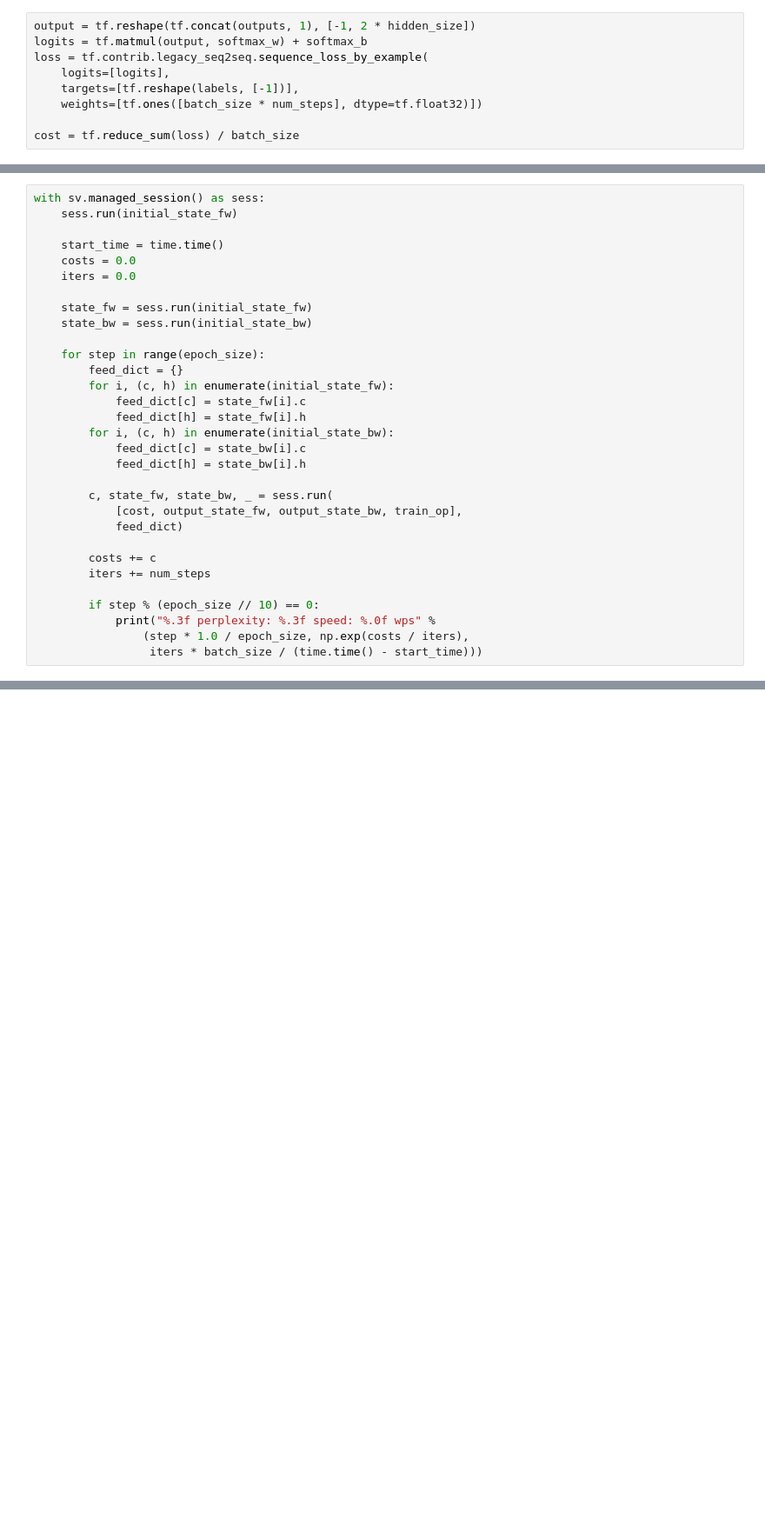
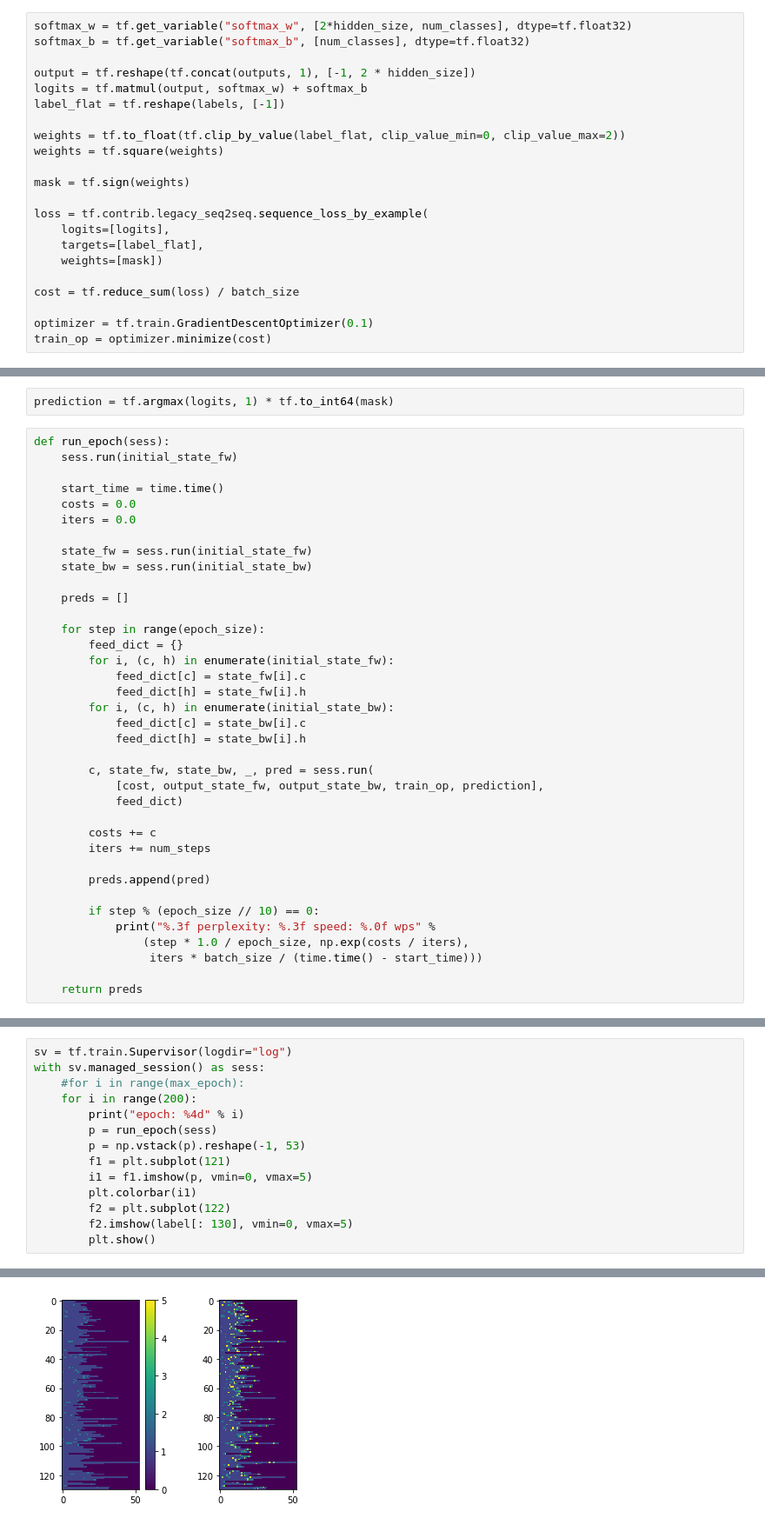
Before and after one commit to Nansept/bp, a Jupyter notebook: bilstm/bilstm.ipynb, the cells around one changed output, grey strips where cells are left out. Shown at 87% size. Saved outputs shown, nothing was run; the diff lists cells and outputs as text; blank space fills up the shorter version.

Commit message:
train with weight=4:1, and data padding

```diff
--- a/bilstm/bilstm.ipynb
+++ b/bilstm/bilstm.ipynb
@@ -70,9 +110,22 @@ softmax_b = tf.get_variable("softmax_b", [num_classes], dtype=tf.float32)
 # %%
+softmax_w = tf.get_variable("softmax_w", [2*hidden_size, num_classes], dtype=tf.float32)
+softmax_b = tf.get_variable("softmax_b", [num_classes], dtype=tf.float32)
+
 output = tf.reshape(tf.concat(outputs, 1), [-1, 2 * hidden_size])
 logits = tf.matmul(output, softmax_w) + softmax_b
+label_flat = tf.reshape(labels, [-1])
+
+weights = tf.to_float(tf.clip_by_value(label_flat, clip_value_min=0, clip_value_max=2))
+weights = tf.square(weights)
+
+mask = tf.sign(weights)
+
 loss = tf.contrib.legacy_seq2seq.sequence_loss_by_example(
     logits=[logits],
-    targets=[tf.reshape(labels, [-1])],
-    weights=[tf.ones([batch_size * num_steps], dtype=tf.float32)])
+    targets=[label_flat],
+    weights=[mask])
 
 cost = tf.reduce_sum(loss) / batch_size
+
+optimizer = tf.train.GradientDescentOptimizer(0.1)
+train_op = optimizer.minimize(cost)
@@ -84,5 +132,7 @@ sv = tf.train.Supervisor(logdir="log")
+# %%
+prediction = tf.argmax(logits, 1) * tf.to_int64(mask)
 # %%
-with sv.managed_session() as sess:
+def run_epoch(sess):
     sess.run(initial_state_fw)
 
     start_time = time.time()
@@ -91,6 +141,8 @@ with sv.managed_session() as sess:
 
     state_fw = sess.run(initial_state_fw)
     state_bw = sess.run(initial_state_bw)
+
+    preds = []
 
     for step in range(epoch_size):
         feed_dict = {}
@@ -101,14 +153,18 @@ with sv.managed_session() as sess:
             feed_dict[c] = state_bw[i].c
             feed_dict[h] = state_bw[i].h
 
-        c, state_fw, state_bw, _ = sess.run(
-            [cost, output_state_fw, output_state_bw, train_op],
+        c, state_fw, state_bw, _, pred = sess.run(
+            [cost, output_state_fw, output_state_bw, train_op, prediction],
             feed_dict)
 
         costs += c
         iters += num_steps
 
+        preds.append(pred)
+
         if step % (epoch_size // 10) == 0:
             print("%.3f perplexity: %.3f speed: %.0f wps" %
                 (step * 1.0 / epoch_size, np.exp(costs / iters),
                  iters * batch_size / (time.time() - start_time)))
+
+    return preds
@@ -128,0 +171,15 @@ with sv.managed_session() as sess:
+# %%
+sv = tf.train.Supervisor(logdir="log")
+with sv.managed_session() as sess:
+    #for i in range(max_epoch):
+    for i in range(200):
+        print("epoch: %4d" % i)
+        p = run_epoch(sess)
+        p = np.vstack(p).reshape(-1, 53)
+        f1 = plt.subplot(121)
+        i1 = f1.imshow(p, vmin=0, vmax=5)
+        plt.colorbar(i1)
+        f2 = plt.subplot(122)
+        f2.imshow(label[: 130], vmin=0, vmax=5)
+        plt.show()
+# %% [output]
@@ -128,0 +200 @@ with sv.managed_session() as sess:
+[figure, added]
```
Also changed, not shown: parts of 24 cells of this notebook, 3 other files.
